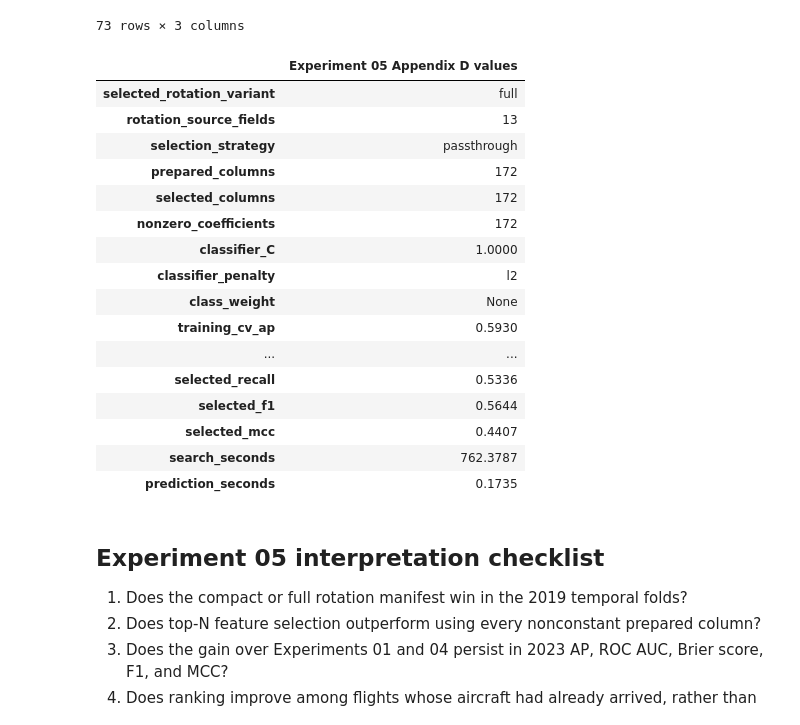
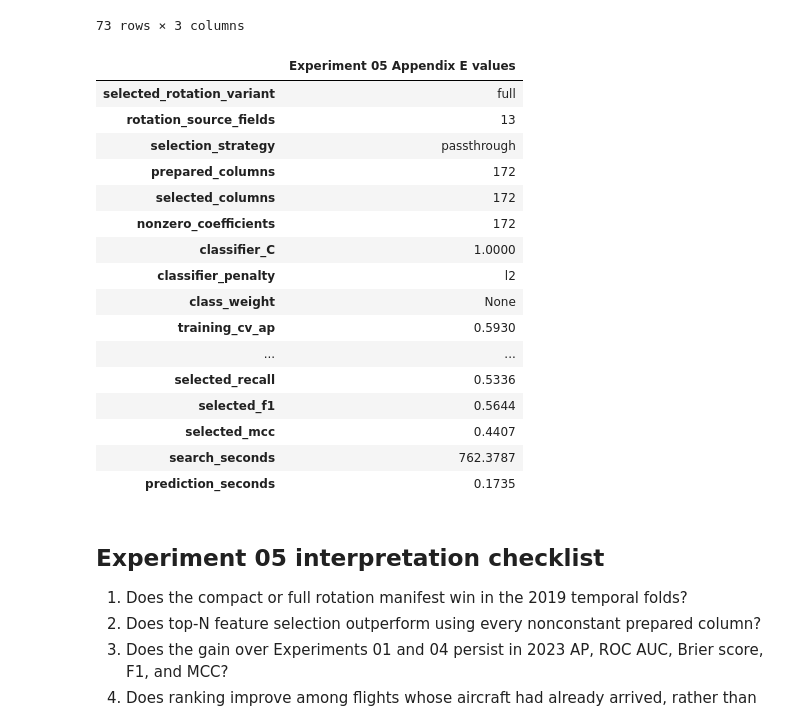
Before and after one commit to johndk/berkeley-ml-capstone, a Jupyter notebook: models/logistic_regression_1a_05.ipynb, the cells around one changed output. Cells and saved outputs as stored; diff of their text form; code cells hidden in the pictures.

```diff
--- a/models/logistic_regression_1a_05.ipynb
+++ b/models/logistic_regression_1a_05.ipynb
@@ -707,35 +707,35 @@ selected_row = evaluation_results.loc["Logistic (training-selected)"]
 appendix_d_summary = pd.Series({
     "selected_rotation_variant": selected_variant,
     "rotation_source_fields": len(selected_rotation_features),
     "selection_strategy": selected_strategy,
     "prepared_columns": len(encoded_feature_names),
     "selected_columns": len(selected_feature_names),
     "nonzero_coefficients": int(nonzero_mask.sum()),
     "classifier_C": selected_search.best_params_["classifier__C"],
     "classifier_penalty": "l1" if selected_search.best_params_["classifier__l1_ratio"] == 1.0 else "l2",
     "class_weight": str(selected_search.best_params_["classifier__class_weight"]),
     "training_cv_ap": selected_search.best_score_,
     "validation_prevalence": y_validation.mean(),
     "validation_ap": default_row["average_precision"],
     "validation_roc_auc": default_row["roc_auc"],
     "validation_brier": default_row["brier_score"],
     "validation_ap_excluding_not_arrived": subgroup_results.loc["excluding NOT_ARRIVED", "average_precision"],
     "selected_threshold": selected_threshold,
     "default_accuracy": default_row["accuracy"],
     "default_balanced_accuracy": default_row["balanced_accuracy"],
     "default_precision": default_row["precision"],
     "default_recall": default_row["recall"],
     "default_f1": default_row["f1"], "default_mcc": default_row["mcc"],
     "selected_accuracy": selected_row["accuracy"],
     "selected_balanced_accuracy": selected_row["balanced_accuracy"],
     "selected_precision": selected_row["precision"],
     "selected_recall": selected_row["recall"],
     "selected_f1": selected_row["f1"], "selected_mcc": selected_row["mcc"],
     "search_seconds": search_seconds, "prediction_seconds": prediction_seconds,
-}, name="Experiment 05 Appendix D values")
+}, name="Experiment 05 Appendix E values")
 appendix_d_summary.to_frame()
 # %% [output]
-|  | Experiment 05 Appendix D values |
+|  | Experiment 05 Appendix E values |
 | selected_rotation_variant | full |
 | rotation_source_fields | 13 |
 | selection_strategy | passthrough |
```
Also changed, not shown: 27 other files.
